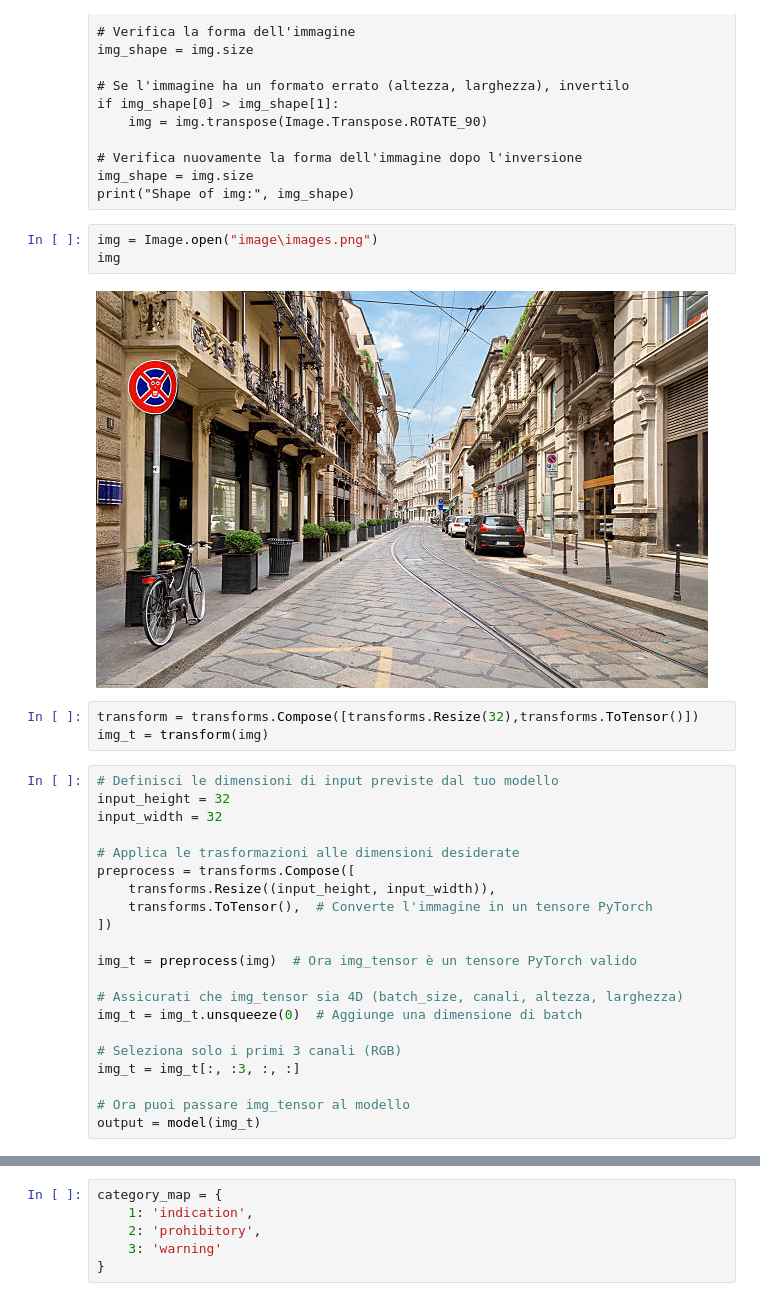
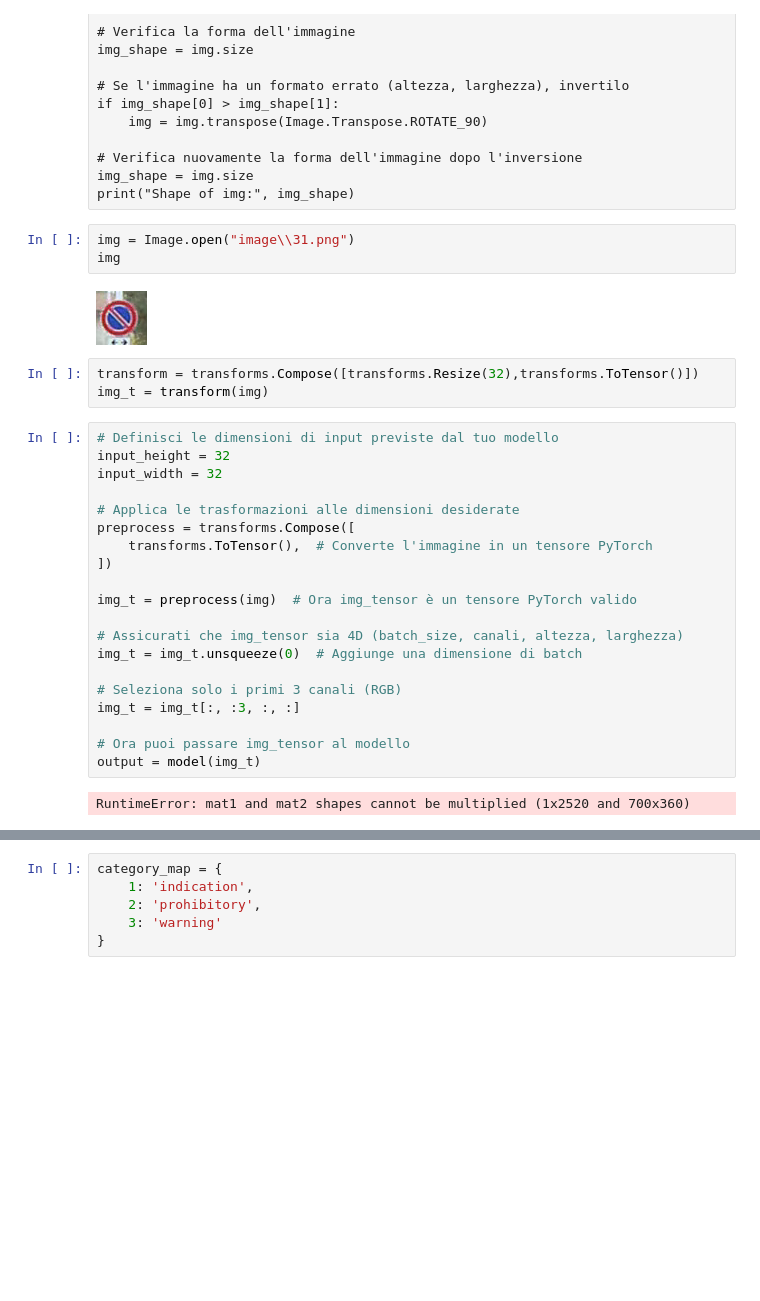
Before and after one commit to gorgons97/MachineLearning_Unict, a Jupyter notebook: result.ipynb, the cells around one changed output, grey strips where cells are left out. Cells and saved outputs as stored; diff of their text form; blank space fills up the shorter version.

```diff
--- a/result.ipynb
+++ b/result.ipynb
@@ -70,10 +70,10 @@ if img_shape[0] > img_shape[1]:
 img_shape = img.size
 print("Shape of img:", img_shape)
 # %%
-img = Image.open("image\images.png")
+img = Image.open("image\\31.png")
 img
 # %% [output]
-[figure, old version]
+[figure, new version]
 # %%
 transform = transforms.Compose([transforms.Resize(32),transforms.ToTensor()])
 img_t = transform(img)
@@ -84,7 +84,6 @@ input_width = 32
 
 # Applica le trasformazioni alle dimensioni desiderate
 preprocess = transforms.Compose([
-    transforms.Resize((input_height, input_width)),
     transforms.ToTensor(),  # Converte l'immagine in un tensore PyTorch
 ])
 
@@ -98,6 +97,8 @@ img_t = img_t[:, :3, :, :]
 
 # Ora puoi passare img_tensor al modello
 output = model(img_t)
+# %% [output]
+RuntimeError: mat1 and mat2 shapes cannot be multiplied (1x2520 and 700x360)
 # %%
 pred = output
 print("CNN predictions: ", output)
```
Also changed, not shown: parts of 6 cells of this notebook, 11 other files.
